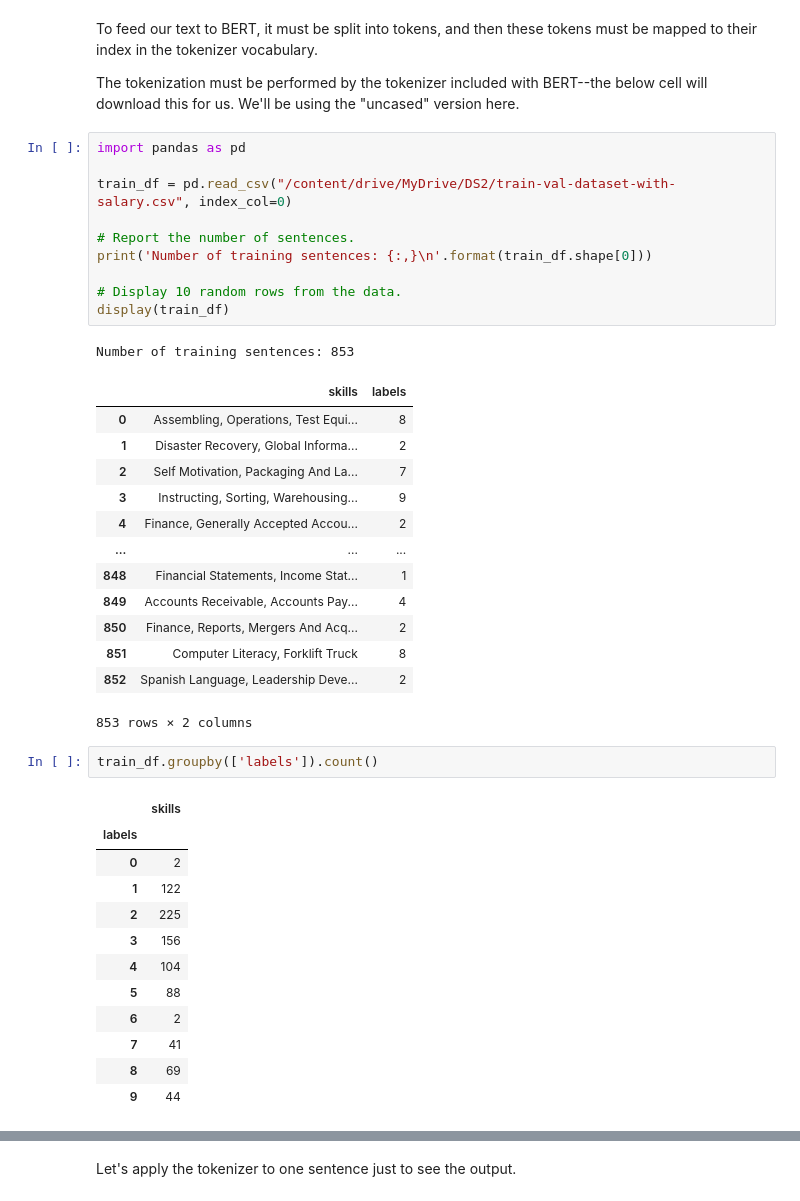
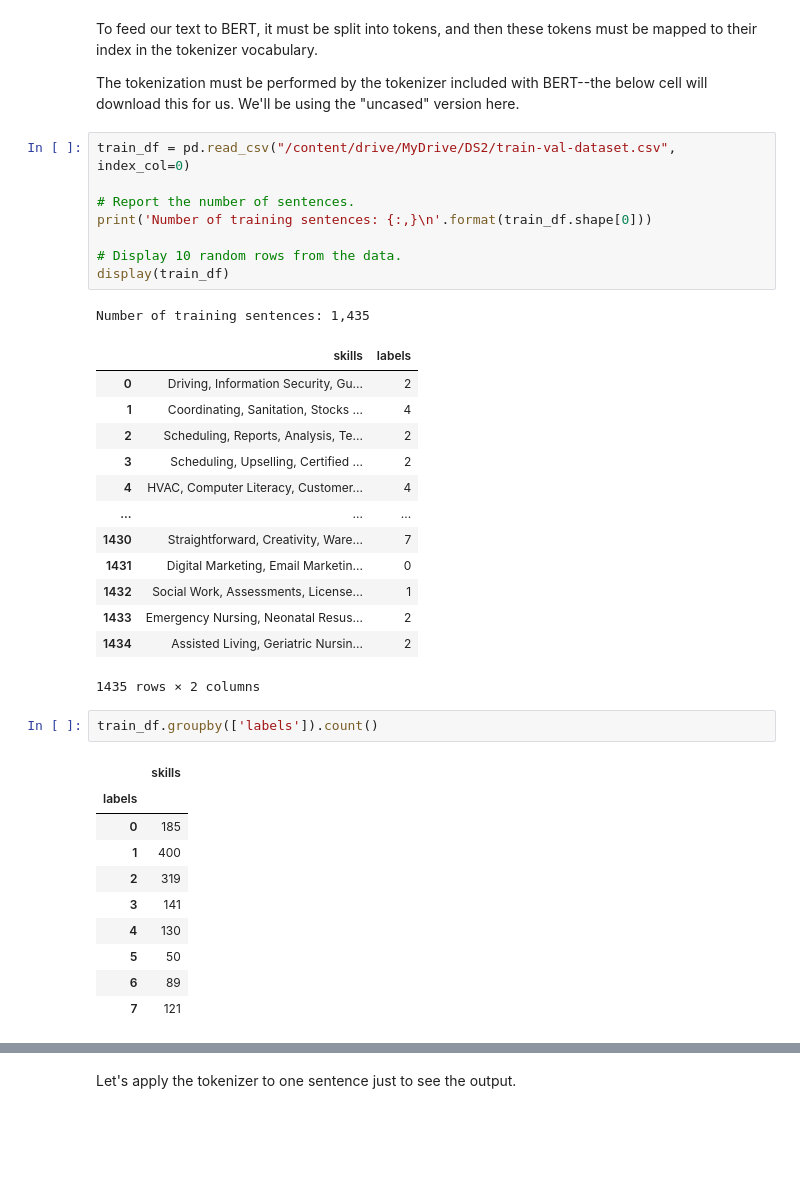
Before and after one commit to JYP97/DS2_Proj_Jobs_skills_analysis, a Jupyter notebook: DS2_BERT_Fine_Tuning_Sentence_Classification_v4.ipynb, the cells around one changed output, grey strips where cells are left out. Saved outputs shown, nothing was run; the diff lists cells and outputs as text; blank space fills up the shorter version.

```diff
--- a/DS2_BERT_Fine_Tuning_Sentence_Classification_v4.ipynb
+++ b/DS2_BERT_Fine_Tuning_Sentence_Classification_v4.ipynb
@@ -342,43 +320,39 @@ To feed our text to BERT, it must be split into tokens, and then these tokens mu
 
 The tokenization must be performed by the tokenizer included with BERT--the below cell will download this for us. We'll be using the "uncased" version here.
 # %%
-import pandas as pd
-
-train_df = pd.read_csv("/content/drive/MyDrive/DS2/train-val-dataset-with-salary.csv", index_col=0)
+train_df = pd.read_csv("/content/drive/MyDrive/DS2/train-val-dataset.csv", index_col=0)
 
 # Report the number of sentences.
 print('Number of training sentences: {:,}\n'.format(train_df.shape[0]))
 
 # Display 10 random rows from the data.
 display(train_df)
 # %% [output]
-Number of training sentences: 853
+Number of training sentences: 1,435
 |  | skills | labels |
-| 0 | Assembling, Operations, Test Equi... | 8 |
-| 1 | Disaster Recovery, Global Informa... | 2 |
-| 2 | Self Motivation, Packaging And La... | 7 |
-| 3 | Instructing, Sorting, Warehousing... | 9 |
-| 4 | Finance, Generally Accepted Accou... | 2 |
+| 0 | Driving, Information Security, Gu... | 2 |
+| 1 | Coordinating, Sanitation, Stocks ... | 4 |
+| 2 | Scheduling, Reports, Analysis, Te... | 2 |
+| 3 | Scheduling, Upselling, Certified ... | 2 |
+| 4 | HVAC, Computer Literacy, Customer... | 4 |
 | ... | ... | ... |
-| 848 | Financial Statements, Income Stat... | 1 |
-| 849 | Accounts Receivable, Accounts Pay... | 4 |
-| 850 | Finance, Reports, Mergers And Acq... | 2 |
-| 851 | Computer Literacy, Forklift Truck | 8 |
-| 852 | Spanish Language, Leadership Deve... | 2 |
+| 1430 | Straightforward, Creativity, Ware... | 7 |
+| 1431 | Digital Marketing, Email Marketin... | 0 |
+| 1432 | Social Work, Assessments, License... | 1 |
+| 1433 | Emergency Nursing, Neonatal Resus... | 2 |
+| 1434 | Assisted Living, Geriatric Nursin... | 2 |
-853 rows × 2 columns
+1435 rows × 2 columns
 # %%
 train_df.groupby(['labels']).count()
 # %% [output]
 |  | skills |
 | labels |  |
-| 0 | 2 |
-| 1 | 122 |
-| 2 | 225 |
-| 3 | 156 |
-| 4 | 104 |
-| 5 | 88 |
-| 6 | 2 |
-| 7 | 41 |
-| 8 | 69 |
-| 9 | 44 |
+| 0 | 185 |
+| 1 | 400 |
+| 2 | 319 |
+| 3 | 141 |
+| 4 | 130 |
+| 5 | 50 |
+| 6 | 89 |
+| 7 | 121 |
 # %%
```
Also changed, not shown: parts of 59 cells of this notebook.
